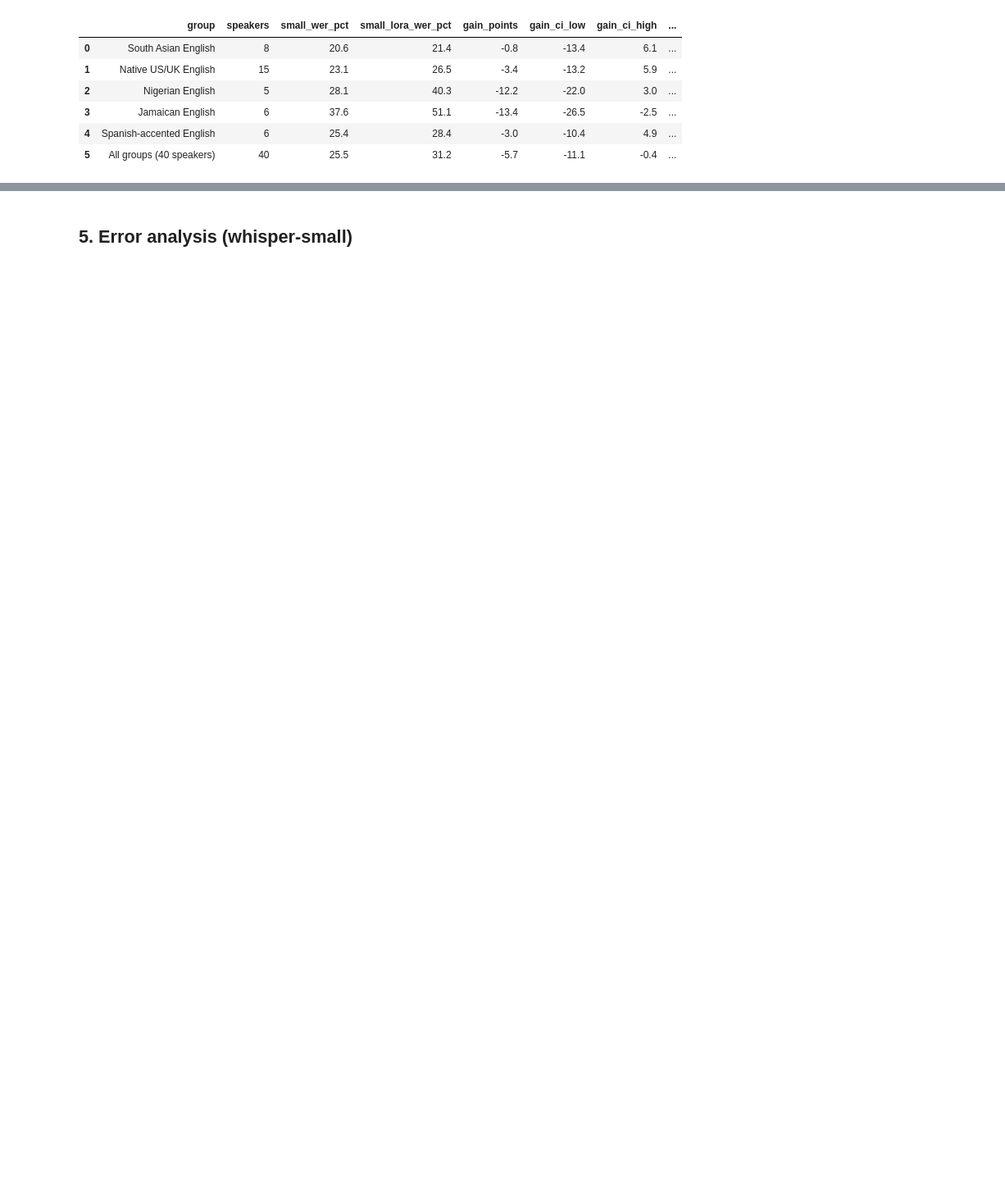
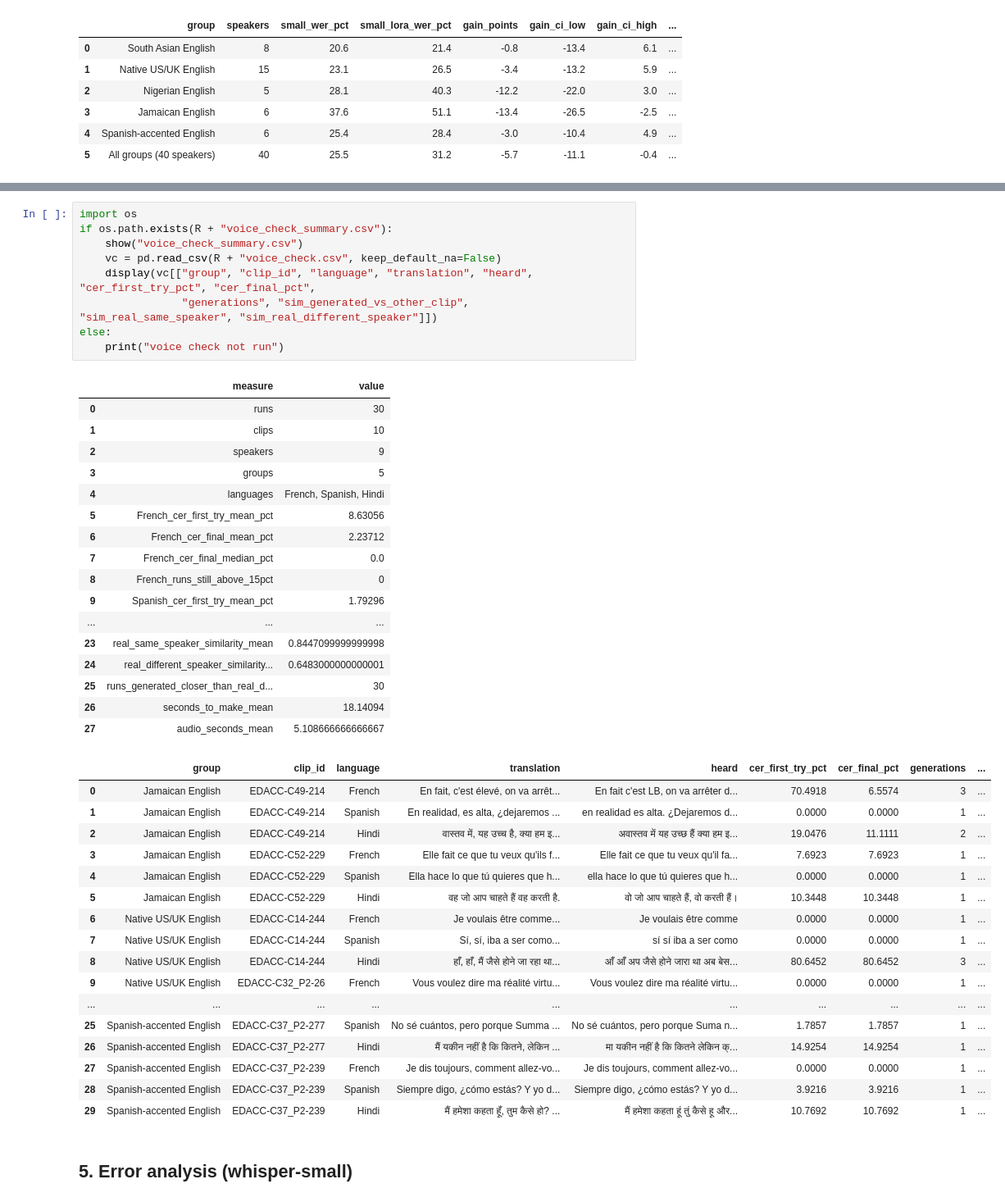
Before and after one commit to resurgances/accent-gap, a Jupyter notebook: analysis.ipynb, the cells around one changed output, grey strips where cells are left out. Shown at 82% size. Drawn from its saved outputs; the diff is of its cells as text; blank space fills up the shorter version.

```diff
--- a/analysis.ipynb
+++ b/analysis.ipynb
@@ -277,3 +281,47 @@ else:
+# %%
+import os
+if os.path.exists(R + "voice_check_summary.csv"):
+    show("voice_check_summary.csv")
+    vc = pd.read_csv(R + "voice_check.csv", keep_default_na=False)
+    display(vc[["group", "clip_id", "language", "translation", "heard", "cer_first_try_pct", "cer_final_pct",
+                "generations", "sim_generated_vs_other_clip", "sim_real_same_speaker", "sim_real_different_speaker"]])
+else:
+    print("voice check not run")
+# %% [output]
+|  | measure | value |
+| 0 | runs | 30 |
+| 1 | clips | 10 |
+| 2 | speakers | 9 |
+| 3 | groups | 5 |
+| 4 | languages | French, Spanish, Hindi |
+| 5 | French_cer_first_try_mean_pct | 8.63056 |
+| 6 | French_cer_final_mean_pct | 2.23712 |
+| 7 | French_cer_final_median_pct | 0.0 |
+| 8 | French_runs_still_above_15pct | 0 |
+| 9 | Spanish_cer_first_try_mean_pct | 1.79296 |
+| ... | ... | ... |
+| 23 | real_same_speaker_similarity_mean | 0.8447099999999998 |
+| 24 | real_different_speaker_similarity... | 0.6483000000000001 |
+| 25 | runs_generated_closer_than_real_d... | 30 |
+| 26 | seconds_to_make_mean | 18.14094 |
+| 27 | audio_seconds_mean | 5.108666666666667 |
+|  | group | clip_id | language | translation | heard | cer_first_try_pct | cer_final_pct | generations | ... |
+| 0 | Jamaican English | EDACC-C49-214 | French | En fait, c'est élevé, on va arrêt... | En fait c'est LB, on va arrêter d... | 70.4918 | 6.5574 | 3 | ... |
+| 1 | Jamaican English | EDACC-C49-214 | Spanish | En realidad, es alta, ¿dejaremos ... | en realidad es alta. ¿Dejaremos d... | 0.0000 | 0.0000 | 1 | ... |
+| 2 | Jamaican English | EDACC-C49-214 | Hindi | वास्तव में, यह उच्च है, क्या हम इ... | अवास्तव में यह उच्छ हैं क्या हम इ... | 19.0476 | 11.1111 | 2 | ... |
+| 3 | Jamaican English | EDACC-C52-229 | French | Elle fait ce que tu veux qu'ils f... | Elle fait ce que tu veux qu'il fa... | 7.6923 | 7.6923 | 1 | ... |
+| 4 | Jamaican English | EDACC-C52-229 | Spanish | Ella hace lo que tú quieres que h... | ella hace lo que tú quieres que h... | 0.0000 | 0.0000 | 1 | ... |
+| 5 | Jamaican English | EDACC-C52-229 | Hindi | वह जो आप चाहते हैं वह करती है. | वो जो आप चाहते हैं, वो करती हैं। | 10.3448 | 10.3448 | 1 | ... |
+| 6 | Native US/UK English | EDACC-C14-244 | French | Je voulais être comme... | Je voulais être comme | 0.0000 | 0.0000 | 1 | ... |
+| 7 | Native US/UK English | EDACC-C14-244 | Spanish | Sí, sí, iba a ser como... | sí sí iba a ser como | 0.0000 | 0.0000 | 1 | ... |
+| 8 | Native US/UK English | EDACC-C14-244 | Hindi | हाँ, हाँ, मैं जैसे होने जा रहा था... | आँ आँ अप जैसे होने जारा था अब बेस... | 80.6452 | 80.6452 | 3 | ... |
+| 9 | Native US/UK English | EDACC-C32_P2-26 | French | Vous voulez dire ma réalité virtu... | Vous voulez dire ma réalité virtu... | 0.0000 | 0.0000 | 1 | ... |
+| ... | ... | ... | ... | ... | ... | ... | ... | ... | ... |
+| 25 | Spanish-accented English | EDACC-C37_P2-277 | Spanish | No sé cuántos, pero porque Summa ... | No sé cuántos, pero porque Suma n... | 1.7857 | 1.7857 | 1 | ... |
+| 26 | Spanish-accented English | EDACC-C37_P2-277 | Hindi | मैं यकीन नहीं है कि कितने, लेकिन ... | मा यकीन नहीं है कि कितने लेकिन क्... | 14.9254 | 14.9254 | 1 | ... |
+| 27 | Spanish-accented English | EDACC-C37_P2-239 | French | Je dis toujours, comment allez-vo... | Je dis toujours, comment allez-vo... | 0.0000 | 0.0000 | 1 | ... |
+| 28 | Spanish-accented English | EDACC-C37_P2-239 | Spanish | Siempre digo, ¿cómo estás? Y yo d... | Siempre digo, ¿cómo estás? Y yo d... | 3.9216 | 3.9216 | 1 | ... |
+| 29 | Spanish-accented English | EDACC-C37_P2-239 | Hindi | मैं हमेशा कहता हूँ, तुम कैसे हो? ... | मैं हमेशा कहता हूं तुं कैसे हू और... | 10.7692 | 10.7692 | 1 | ... |
 # %% [markdown]
 ## 5. Error analysis (whisper-small)
 # %% [markdown]
```
Also changed, not shown: parts of 1 cell of this notebook, 14 other files.
